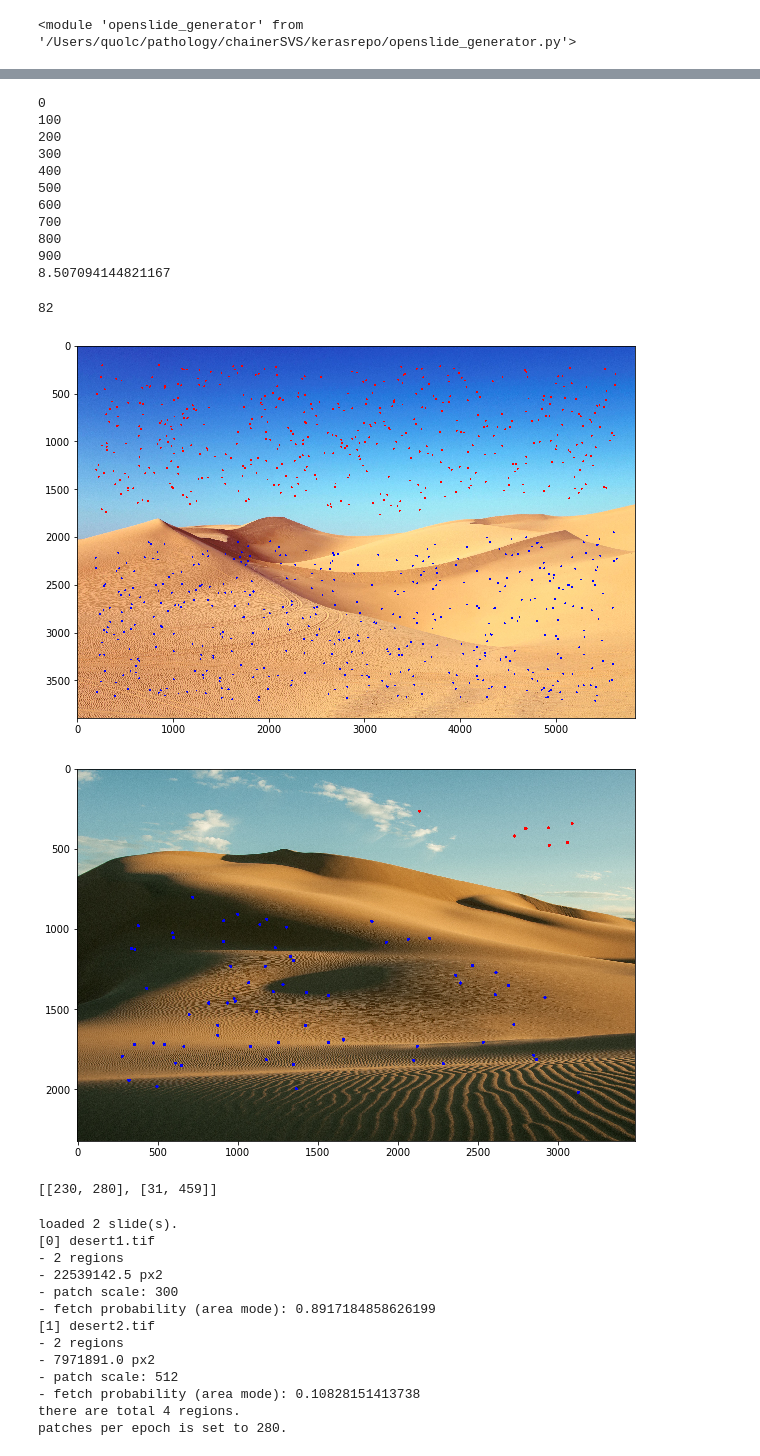
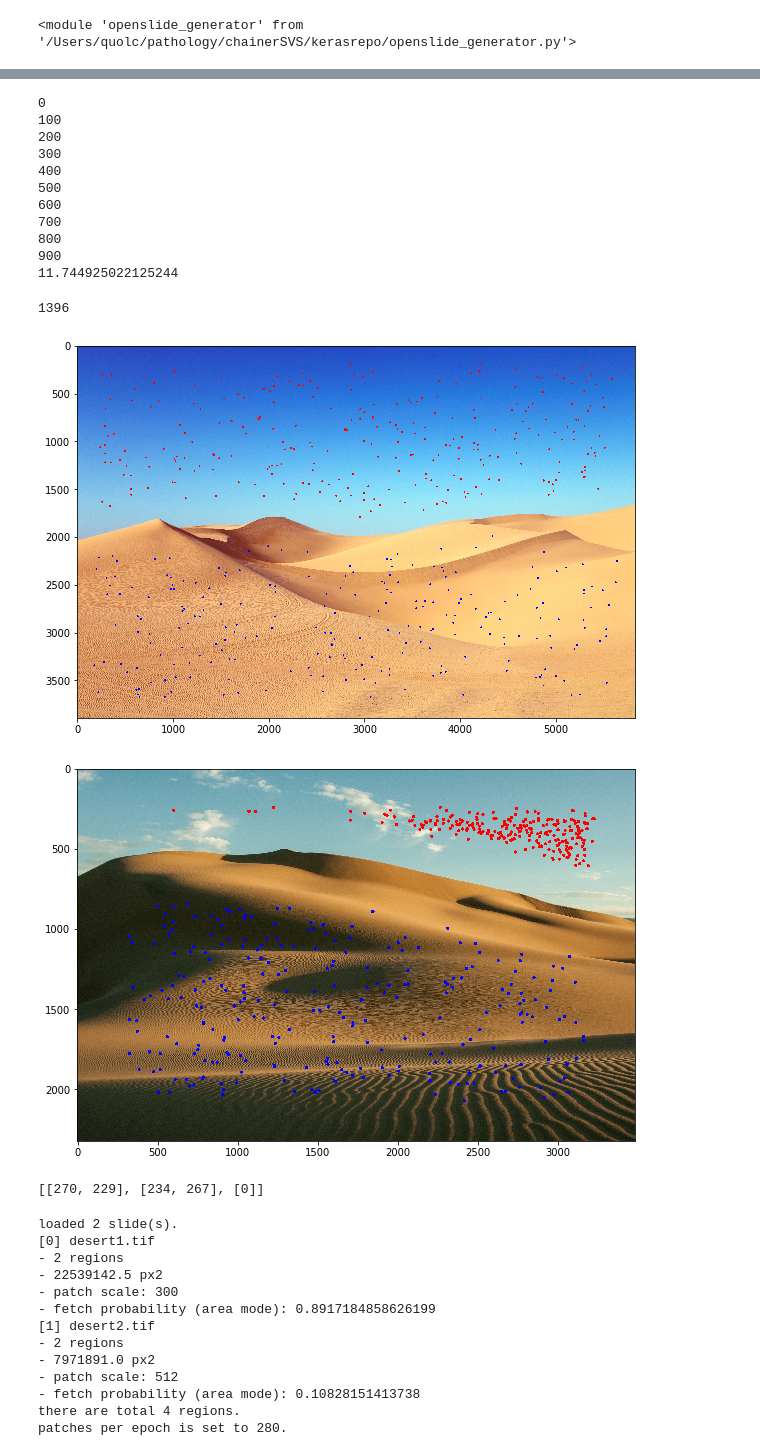
Before and after one commit to quolc/keras-OpenSlideGenerator, a Jupyter notebook: test.ipynb, the cells around one changed output, grey strips where cells are left out. Cells and saved outputs as stored; diff of their text form; code cells hidden in the pictures.

```diff
--- a/test.ipynb
+++ b/test.ipynb
@@ -28,8 +33,8 @@ patches per epoch is set to 289.
 # %%
 # gen_train.fetch_mode = 'area'
 # gen_train.fetch_mode = 'slide'
-gen_train.fetch_mode = 'label'
-# gen_train.fetch_mode = 'label-slide'
+# gen_train.fetch_mode = 'label'
+gen_train.fetch_mode = 'label-slide'
 gen_train.reset_fetch_count()
 # %%
 t_start = time.time()
@@ -53,33 +58,33 @@ print(time.time() - t_start)
 700
 800
 900
-8.507094144821167
+11.744925022125244
 # %%
 gen_train.total_loop_count
 # %% [output]
-82
+1396
 # %%
 import cv2
 
-images = ['./test_slides/desert1.jpg', './test_slides/desert2.jpg']
+images = ['./test_slides/desert1.jpg', './test_slides/desert2.jpg', './test_slides/desert2.jpg']
 
 for i, filename in enumerate(images):
     image = cv2.cvtColor(cv2.imread(filename), cv2.COLOR_BGR2RGB)
     for posx, posy, label in positions[i]:
         if label == 0:
             cv2.circle(image, (int(posx), int(posy)), 10, (255,0,0), -1)
         else:
             cv2.circle(image, (int(posx), int(posy)), 10, (0,0,255), -1)
 
     plt.figure(figsize=(10,10))
     plt.imshow(image)
 # %% [output]
-[figure, old version]
+[figure, new version]
-[figure, old version]
+[figure, new version]
 # %%
 gen_train.fetch_count
 # %% [output]
-[[230, 280], [31, 459]]
+[[270, 229], [234, 267], [0]]
 # %%
 gen_train = openslide_generator.OpenSlideGenerator(
         './train.txt', './test_slides', 512, 256,
```
Also changed, not shown: parts of 1 cell of this notebook, 3 other files.
